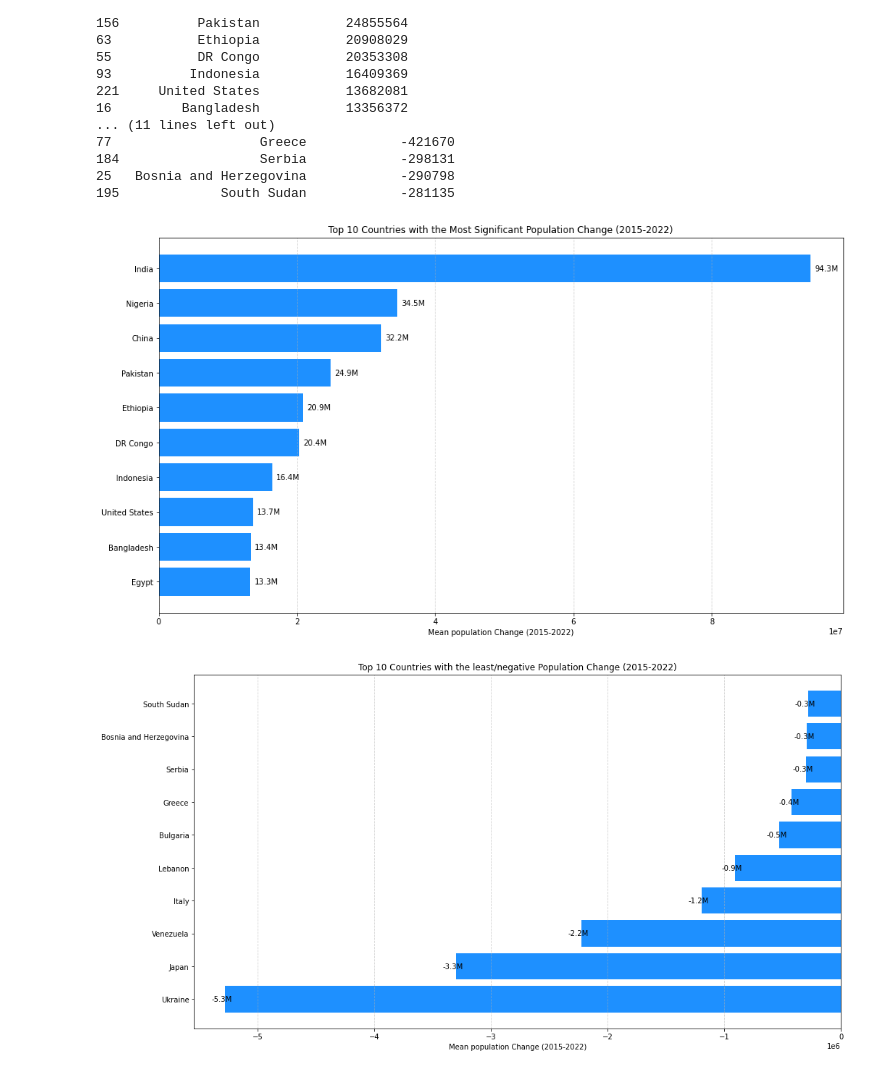
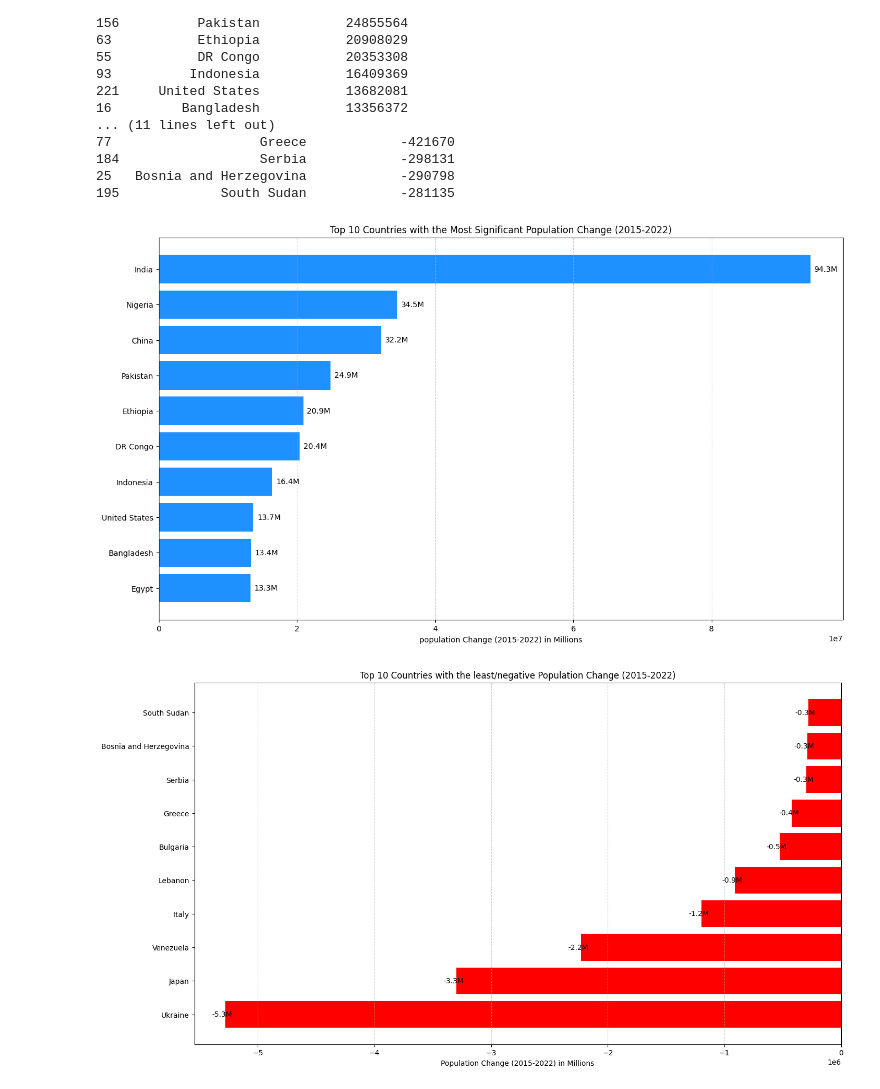
Before and after one commit to Ethann93/World-Population-EDA, a Jupyter notebook: WorldPopulation.ipynb, the cells around one changed output. Cells and saved outputs as stored; diff of their text form; code cells hidden in the pictures.

```diff
--- a/WorldPopulation.ipynb
+++ b/WorldPopulation.ipynb
@@ -102,8 +121,0 @@ dtype: int64
-# %%
-sns.heatmap(df.corr(), annot = True)
-
-plt.rcParams['figure.figsize'] = (22, 14)
-
-plt.xticks(rotation=45, horizontalalignment='right')
-
-plt.show()
@@ -287,7 +325,7 @@ top_countries = df.head(N)
 # Create a bar chart to visualize the changes
 plt.figure(figsize=(16, 9))
 bars = plt.barh(top_countries['Country/Territory'], top_countries['Population Change'], color='dodgerblue')
-plt.xlabel('Mean population Change (2015-2022)')
+plt.xlabel('population Change (2015-2022) in Millions')
 plt.title('Top {} Countries with the Most Significant Population Change (2015-2022)'.format(N))
 plt.gca().invert_yaxis()  # Invert the y-axis
 plt.grid(axis='x', linestyle='--', alpha=0.6)
@@ -299,28 +337,28 @@ for bar in bars:
                  va='center', ha='left', xytext=(5, 0),
                  textcoords='offset points')
 # %% [output]
-[figure, old version]
+[figure, new version]
 # %%
 # Sort the DataFrame by population change
 df = df.sort_values(by='Population Change', ascending=False)
 
 # Select the top N countries with the most significant changes (you can adjust N)
 N = 10
 top_countries = df.tail(N)
 
 # Create a bar chart to visualize the changes
 plt.figure(figsize=(16, 9))
-bars = plt.barh(top_countries['Country/Territory'], top_countries['Population Change'], color='dodgerblue')
-plt.xlabel('Mean population Change (2015-2022)')
+bars = plt.barh(top_countries['Country/Territory'], top_countries['Population Change'], color='red')
+plt.xlabel('Population Change (2015-2022) in Millions')
 plt.title('Top {} Countries with the least/negative Population Change (2015-2022)'.format(N))
 plt.gca().invert_yaxis()  # Invert the y-axis
 plt.grid(axis='x', linestyle='--', alpha=0.6)
 
 # Add numbers inside the bars
 for bar in bars:
     plt.annotate(f"{round(bar.get_width() / 1e6, 1)}M",
                  (bar.get_width(), bar.get_y() + bar.get_height() / 2),
                  va='center', ha='right', xytext=(10, 0),
                  textcoords='offset points')
 # %% [output]
-[figure, old version]
+[figure, new version]
```
Also changed, not shown: parts of 19 cells of this notebook, 4 other files.
